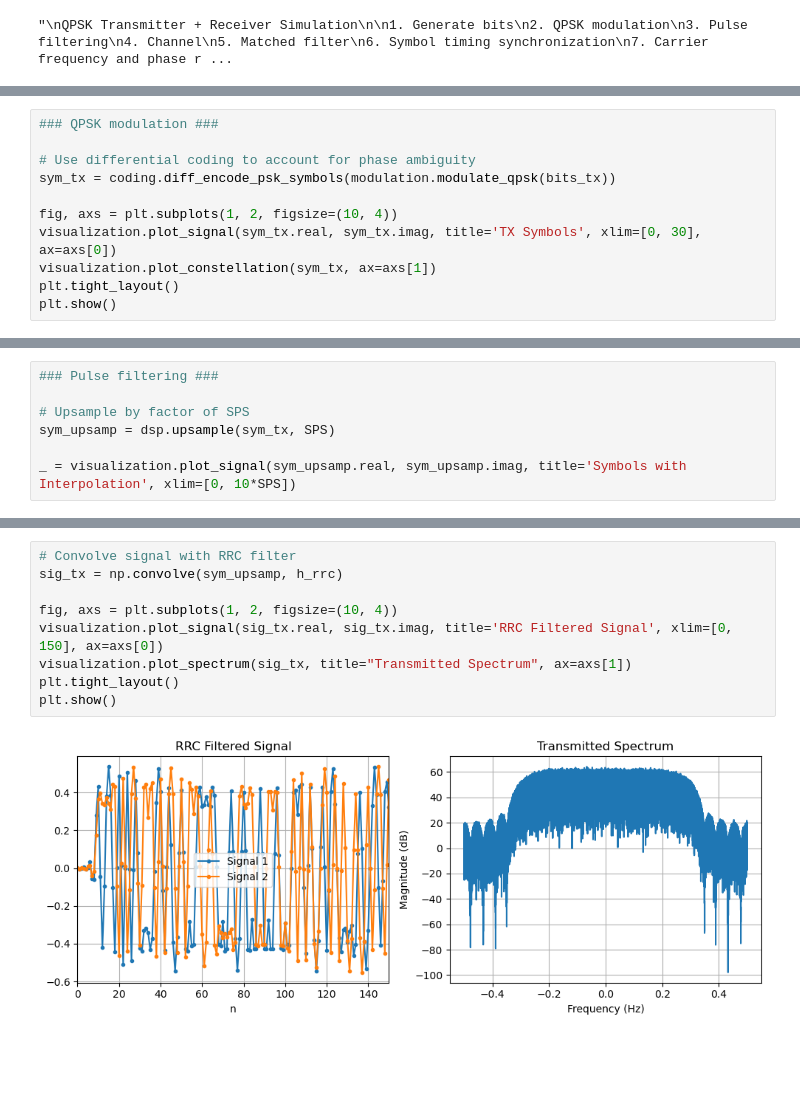
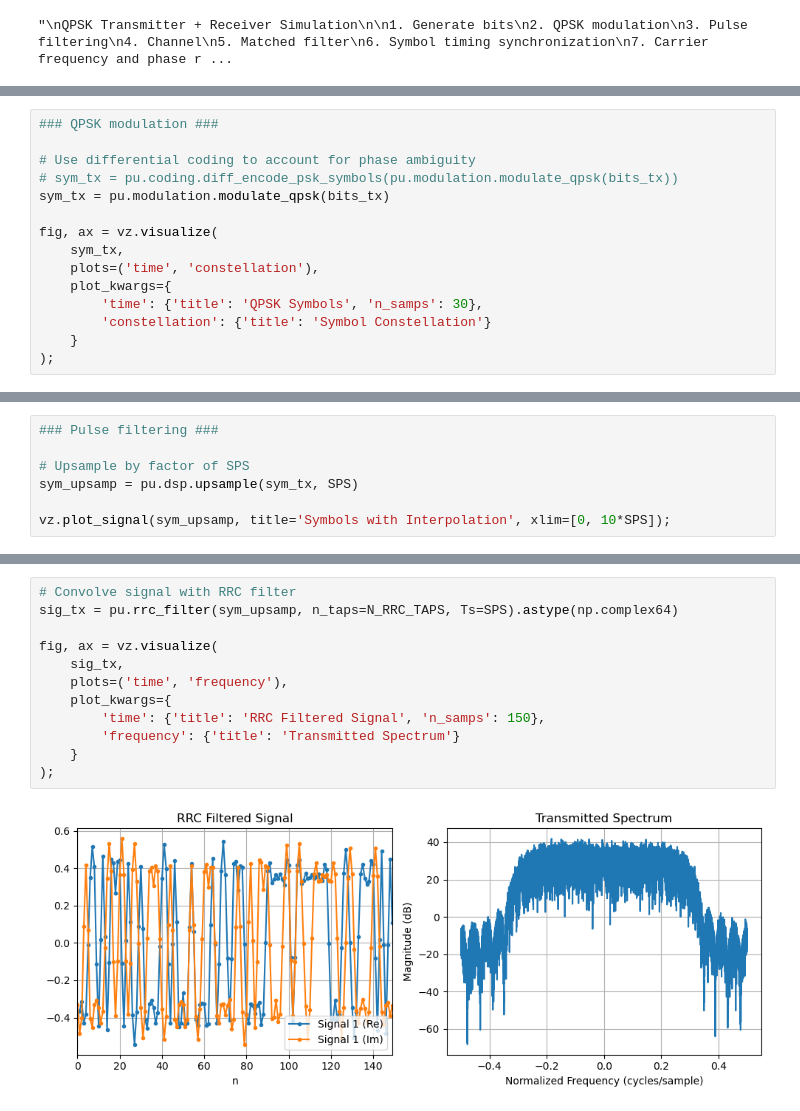
Before and after one commit to cddelong6626/sdr-notebooks, a Jupyter notebook: notebooks/qpsk_sim.ipynb, the cells around one changed output, grey strips where cells are left out. Saved outputs shown, nothing was run; the diff lists cells and outputs as text; blank space fills up the shorter version.

```diff
--- a/notebooks/qpsk_sim.ipynb
+++ b/notebooks/qpsk_sim.ipynb
@@ -63,11 +62,15 @@ _ = visualization.plot_signal(bits_tx, title='TX Bits', xlim=[0, 30])
 ### QPSK modulation ###
 
 # Use differential coding to account for phase ambiguity
-sym_tx = coding.diff_encode_psk_symbols(modulation.modulate_qpsk(bits_tx))
+# sym_tx = pu.coding.diff_encode_psk_symbols(pu.modulation.modulate_qpsk(bits_tx))
+sym_tx = pu.modulation.modulate_qpsk(bits_tx)
 
-fig, axs = plt.subplots(1, 2, figsize=(10, 4))
-visualization.plot_signal(sym_tx.real, sym_tx.imag, title='TX Symbols', xlim=[0, 30], ax=axs[0])
-visualization.plot_constellation(sym_tx, ax=axs[1])
-plt.tight_layout()
-plt.show()
+fig, ax = vz.visualize(
+    sym_tx,
+    plots=('time', 'constellation'),
+    plot_kwargs={
+        'time': {'title': 'QPSK Symbols', 'n_samps': 30},
+        'constellation': {'title': 'Symbol Constellation'}
+    }
+);
 # %% [output]
@@ -76,7 +79,7 @@ plt.show()
 ### Pulse filtering ###
 
 # Upsample by factor of SPS
-sym_upsamp = dsp.upsample(sym_tx, SPS)
+sym_upsamp = pu.dsp.upsample(sym_tx, SPS)
 
-_ = visualization.plot_signal(sym_upsamp.real, sym_upsamp.imag, title='Symbols with Interpolation', xlim=[0, 10*SPS])
+vz.plot_signal(sym_upsamp, title='Symbols with Interpolation', xlim=[0, 10*SPS]);
 # %% [output]
@@ -94,14 +100,17 @@ plt.show()
 # %%
 # Convolve signal with RRC filter
-sig_tx = np.convolve(sym_upsamp, h_rrc)
+sig_tx = pu.rrc_filter(sym_upsamp, n_taps=N_RRC_TAPS, Ts=SPS).astype(np.complex64)
 
-fig, axs = plt.subplots(1, 2, figsize=(10, 4))
-visualization.plot_signal(sig_tx.real, sig_tx.imag, title='RRC Filtered Signal', xlim=[0, 150], ax=axs[0])
-visualization.plot_spectrum(sig_tx, title="Transmitted Spectrum", ax=axs[1])
-plt.tight_layout()
-plt.show()
+fig, ax = vz.visualize(
+    sig_tx,
+    plots=('time', 'frequency'),
+    plot_kwargs={
+        'time': {'title': 'RRC Filtered Signal', 'n_samps': 150},
+        'frequency': {'title': 'Transmitted Spectrum'}
+    }
+);
 # %% [output]
-[figure, old version]
+[figure, new version]
 # %%
 ### Channel ###
 
```
Also changed, not shown: parts of 10 cells of this notebook, 29 other files.
